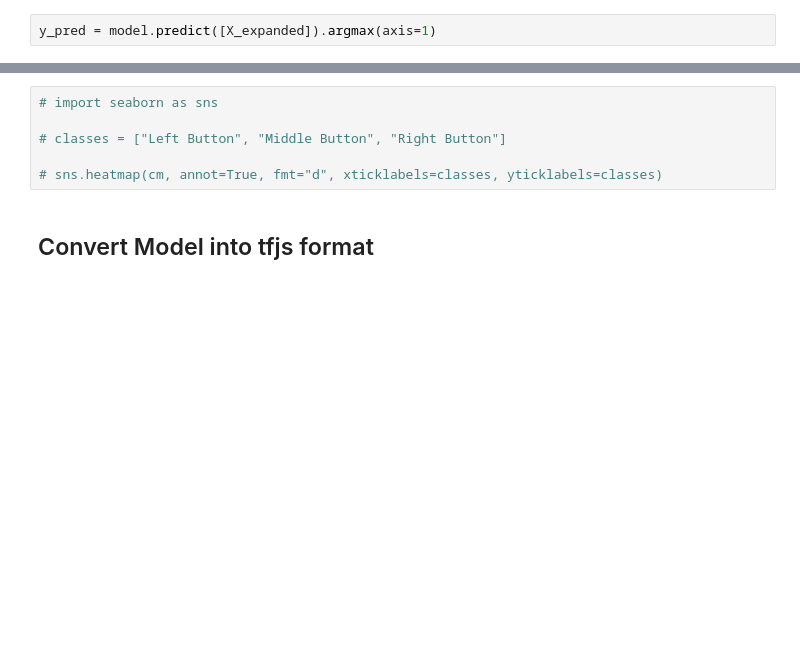
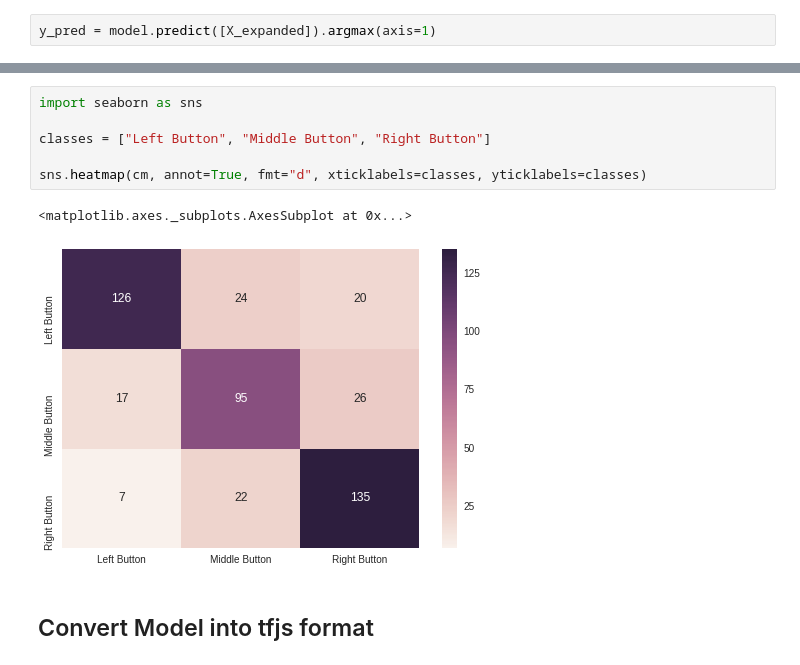
Before and after one commit to DJCordhose/deep-learning-crash-course-notebooks, a Jupyter notebook: tf-v2/ux-rnn.ipynb, the cells around one changed output, grey strips where cells are left out. Drawn from its saved outputs; the diff is of its cells as text; blank space fills up the shorter version.

```diff
--- a/tf-v2/ux-rnn.ipynb
+++ b/tf-v2/ux-rnn.ipynb
@@ -257,9 +285,12 @@ AttributeError: ignored
 # %%
-# import seaborn as sns
+import seaborn as sns
 
-# classes = ["Left Button", "Middle Button", "Right Button"]
+classes = ["Left Button", "Middle Button", "Right Button"]
 
-# sns.heatmap(cm, annot=True, fmt="d", xticklabels=classes, yticklabels=classes)
+sns.heatmap(cm, annot=True, fmt="d", xticklabels=classes, yticklabels=classes)
+# %% [output]
+<matplotlib.axes._subplots.AxesSubplot at 0x...>
+[figure, added]
 # %% [markdown]
 ## Convert Model into tfjs format
 # %%
```
Also changed, not shown: parts of 18 cells of this notebook.
